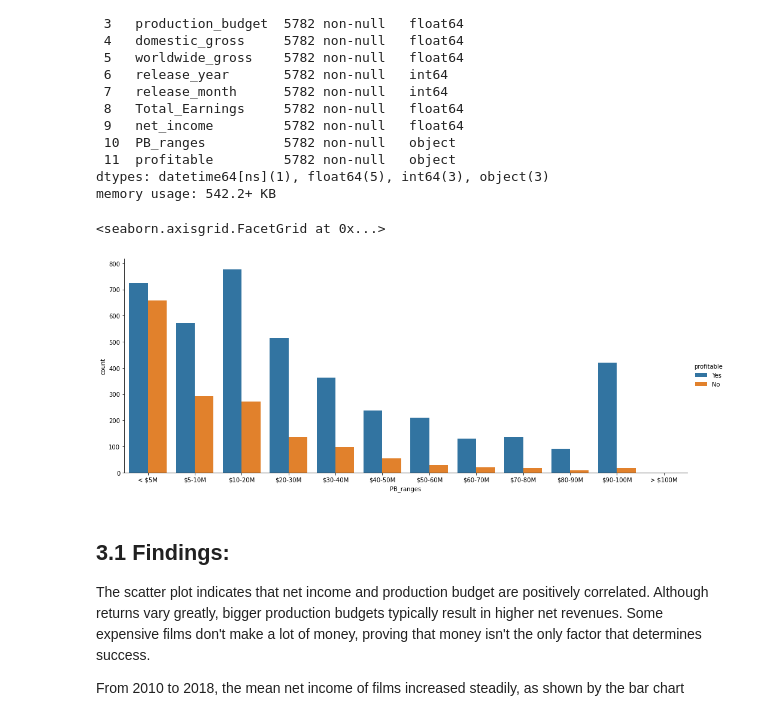
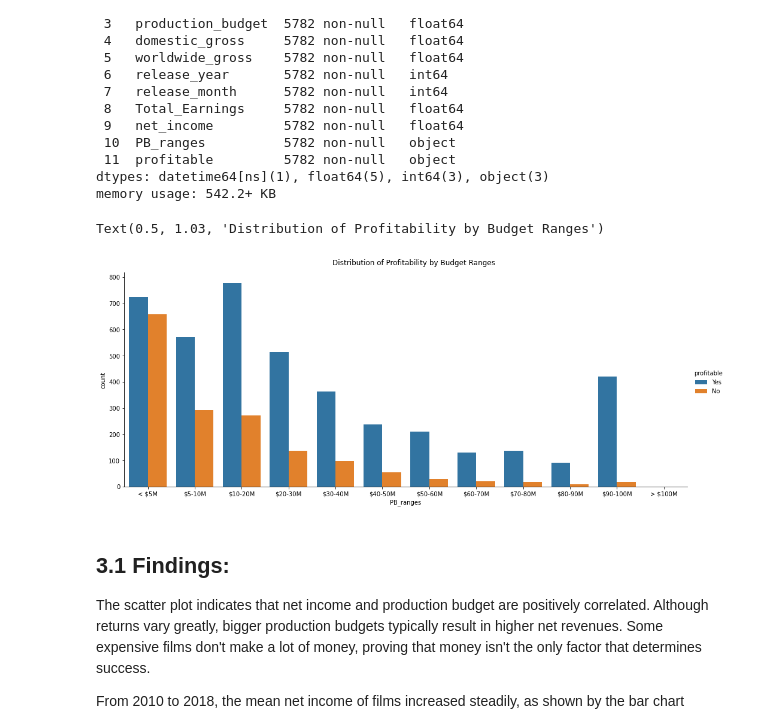
Before and after one commit to BLACKSPI/Phase2_project_group5, a Jupyter notebook: student.ipynb, the cells around one changed output. Saved outputs shown, nothing was run; the diff lists cells and outputs as text; code cells hidden in the pictures.

```diff
--- a/student.ipynb
+++ b/student.ipynb
@@ -369,5 +377,5 @@ movie_budget_df['production_budget']=movie_budget_df['production_budget'].str.re
 # %%
-movie_budget_df['Total_Earnings']=movie_budget_df['Total_Earnings'].str.replace("$","").str.replace(",","").astype('float')
+#movie_budget_df['Total_Earnings']=movie_budget_df['Total_Earnings'].str.replace("$","").str.replace(",","").astype('float')
 # %%
 movie_budget_df.info()
 # %% [output]
@@ -1116,16 +1143,19 @@ dtypes: datetime64[ns](1), float64(5), int64(3), object(3)
 memory usage: 542.2+ KB
 # %%
 # showing the results where we can see which range is more profitable
-order= ["< $5M", "$5-10M", "$10-20M", "$20-30M",
-        "$30-40M","$40-50M","$50-60M","$60-70M",
-        "$70-80M","$80-90M","$90-100M",
-        "> $100M" ]
-sns.catplot(x='PB_ranges',
-                data=movie_budget_df,
-                kind="count", hue='profitable', height=5.5, aspect=2.5, order=order)
+order = ["< $5M", "$5-10M", "$10-20M", "$20-30M",
+         "$30-40M", "$40-50M", "$50-60M", "$60-70M",
+         "$70-80M", "$80-90M", "$90-100M", "> $100M"]
+
+catplot = sns.catplot(x='PB_ranges',
+                      data=movie_budget_df,
+                      kind="count", hue='profitable',
+                      height=5.5, aspect=2.5, order=order)
+
+catplot.fig.suptitle("Distribution of Profitability by Budget Ranges", y=1.03)
 # %% [output]
-<seaborn.axisgrid.FacetGrid at 0x...>
+Text(0.5, 1.03, 'Distribution of Profitability by Budget Ranges')
-[figure, old version]
+[figure, new version]
 # %% [markdown]
 ## 3.1 Findings:
 The scatter plot indicates that net income and production budget are positively correlated. Although returns vary greatly, bigger production budgets typically result in higher net revenues. Some expensive films don't make a lot of money, proving that money isn't the only factor that determines success.
```
Also changed, not shown: parts of 31 cells of this notebook, 8 other files.
